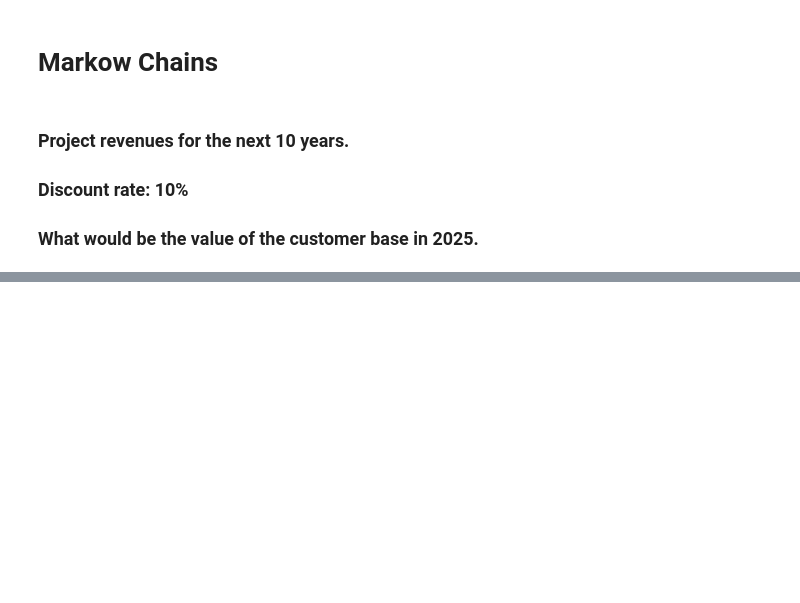
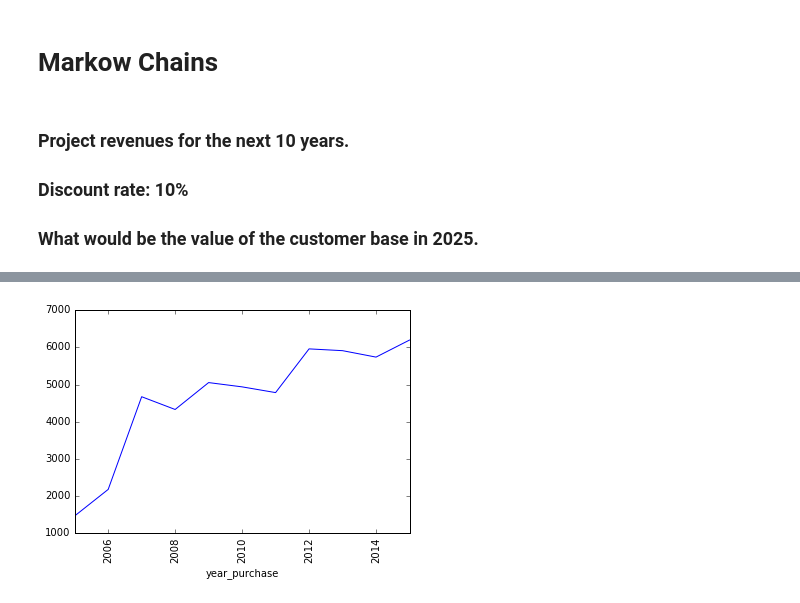
Before and after one commit to carlespoles/DSCI6006-student, a Jupyter notebook: week5/Markow_Chains.ipynb, the cells around one changed output, grey strips where cells are left out. Cells and saved outputs as stored; diff of their text form; code cells hidden in the pictures; blank space fills up the shorter version.

```diff
--- a/week5/Markow_Chains.ipynb
+++ b/week5/Markow_Chains.ipynb
@@ -25,0 +44,4 @@ df.head()
+# %%
+df['date_purchase'] =  pd.to_datetime(df['date_purchase'])
+# %%
+df['year_purchase'] = df['date_purchase'].apply(lambda x: x.year)
@@ -25,0 +153,11 @@ df.head()
+# %%
+sep_dic_plot = df.groupby('year_purchase').count()['customer_id'].plot(rot=90)
+#sep_dic_plot.set(xlabel='Month', ylabel='Users')
+#plot_mean = trips_sep_dec.groupby('date').count()['trip_id'].mean()
+#plot_std = trips_sep_dec.groupby('date').count()['trip_id'].std()
+#sep_dic_plot.axhline(y=plot_mean, color='black')
+#sep_dic_plot.axhline(y=plot_mean+plot_std*1.5, color='red', ls='dashed')
+#sep_dic_plot.axhline(y=plot_mean-plot_std*1.5, color='red', ls='dashed')
+#sep_dic_plot.plot()
+# %% [output]
+[figure, added]
```
Also changed, not shown: parts of 15 cells of this notebook.
